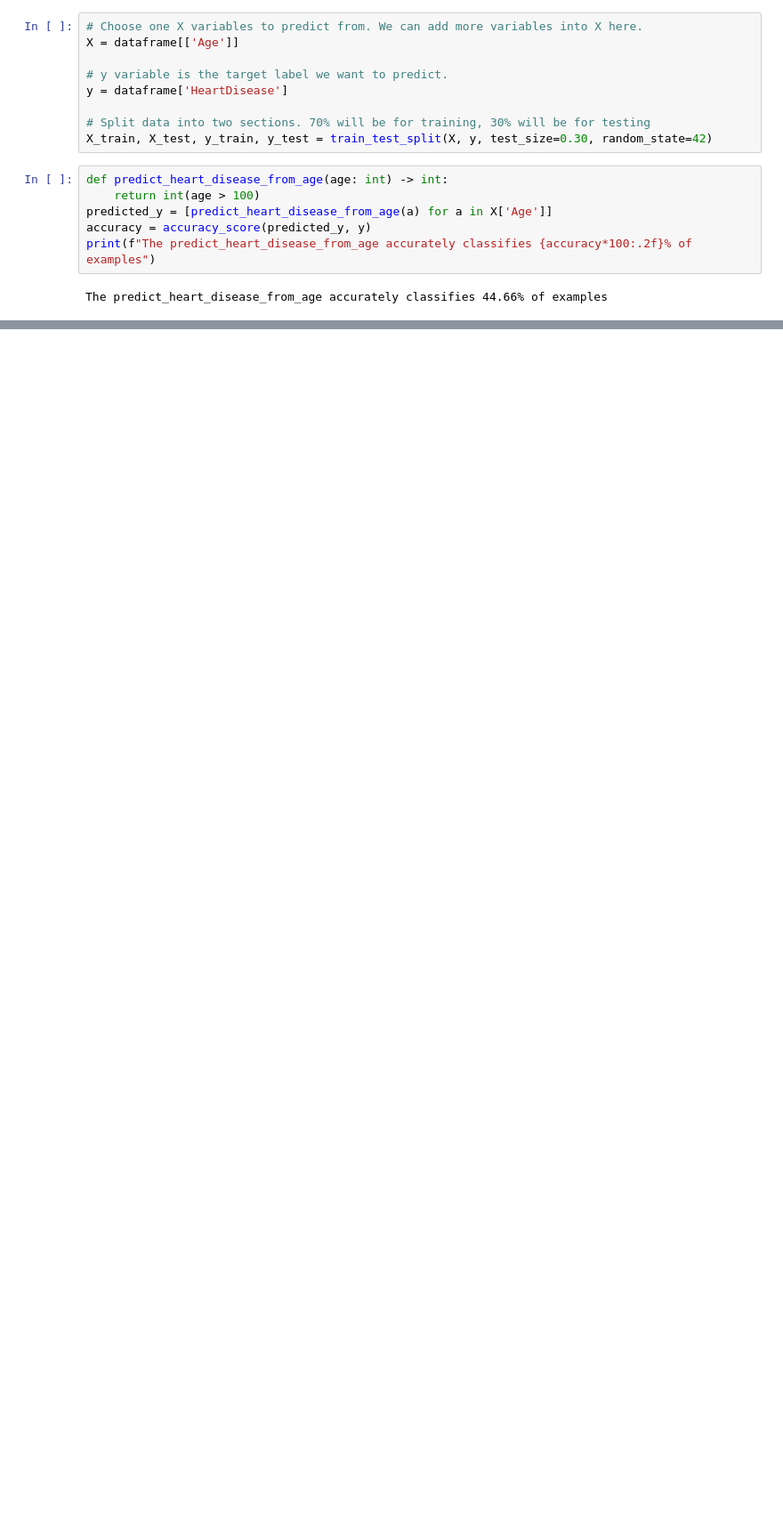
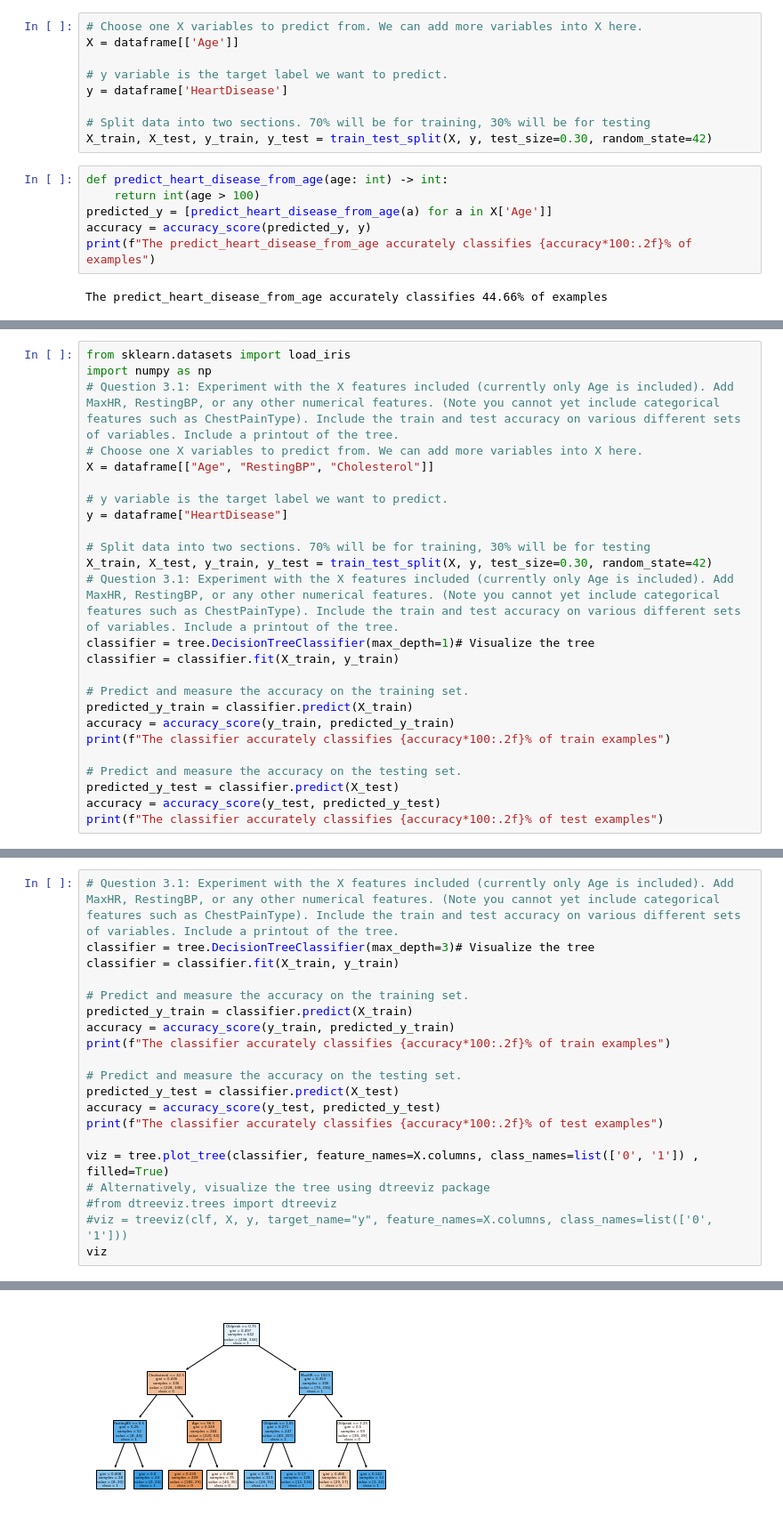
Before and after one commit to Azwadd/CS_59866, a Jupyter notebook: Homeworks/HW01.ipynb, the cells around one changed output, grey strips where cells are left out. Shown at 89% size. Cells and saved outputs as stored; diff of their text form; blank space fills up the shorter version.

```diff
--- a/Homeworks/HW01.ipynb
+++ b/Homeworks/HW01.ipynb
@@ -109,0 +173,25 @@ How would we manually create a function to solve this task for us? Try it.
+# %%
+from sklearn.datasets import load_iris
+import numpy as np
+# Question 3.1: Experiment with the X features included (currently only Age is included). Add MaxHR, RestingBP, or any other numerical features. (Note you cannot yet include categorical features such as ChestPainType). Include the train and test accuracy on various different sets of variables. Include a printout of the tree.
+# Choose one X variables to predict from. We can add more variables into X here.
+X = dataframe[["Age", "RestingBP", "Cholesterol"]]
+
+# y variable is the target label we want to predict.
+y = dataframe["HeartDisease"]
+
+# Split data into two sections. 70% will be for training, 30% will be for testing
+X_train, X_test, y_train, y_test = train_test_split(X, y, test_size=0.30, random_state=42)
+# Question 3.1: Experiment with the X features included (currently only Age is included). Add MaxHR, RestingBP, or any other numerical features. (Note you cannot yet include categorical features such as ChestPainType). Include the train and test accuracy on various different sets of variables. Include a printout of the tree.
+classifier = tree.DecisionTreeClassifier(max_depth=1)# Visualize the tree
+classifier = classifier.fit(X_train, y_train)
+
+# Predict and measure the accuracy on the training set.
+predicted_y_train = classifier.predict(X_train)
+accuracy = accuracy_score(y_train, predicted_y_train)
+print(f"The classifier accurately classifies {accuracy*100:.2f}% of train examples")
+
+# Predict and measure the accuracy on the testing set.
+predicted_y_test = classifier.predict(X_test)
+accuracy = accuracy_score(y_test, predicted_y_test)
+print(f"The classifier accurately classifies {accuracy*100:.2f}% of test examples")
@@ -109,0 +201,21 @@ How would we manually create a function to solve this task for us? Try it.
+# %%
+# Question 3.1: Experiment with the X features included (currently only Age is included). Add MaxHR, RestingBP, or any other numerical features. (Note you cannot yet include categorical features such as ChestPainType). Include the train and test accuracy on various different sets of variables. Include a printout of the tree.
+classifier = tree.DecisionTreeClassifier(max_depth=3)# Visualize the tree
+classifier = classifier.fit(X_train, y_train)
+
+# Predict and measure the accuracy on the training set.
+predicted_y_train = classifier.predict(X_train)
+accuracy = accuracy_score(y_train, predicted_y_train)
+print(f"The classifier accurately classifies {accuracy*100:.2f}% of train examples")
+
+# Predict and measure the accuracy on the testing set.
+predicted_y_test = classifier.predict(X_test)
+accuracy = accuracy_score(y_test, predicted_y_test)
+print(f"The classifier accurately classifies {accuracy*100:.2f}% of test examples")
+
+viz = tree.plot_tree(classifier, feature_names=X.columns, class_names=list(['0', '1']) , filled=True)
+# Alternatively, visualize the tree using dtreeviz package
+#from dtreeviz.trees import dtreeviz
+#viz = treeviz(clf, X, y, target_name="y", feature_names=X.columns, class_names=list(['0', '1']))
+viz
+# %% [output]
@@ -109,0 +239 @@ How would we manually create a function to solve this task for us? Try it.
+[figure, added]
```
Also changed, not shown: parts of 13 cells of this notebook.
